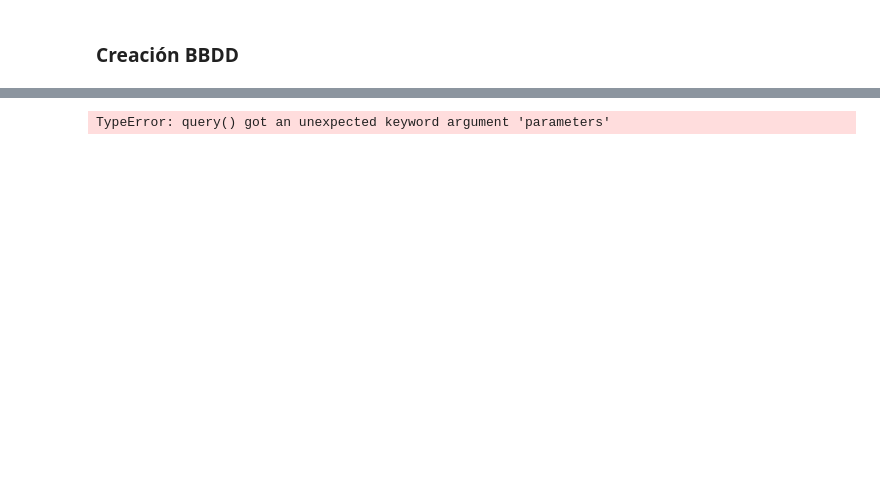
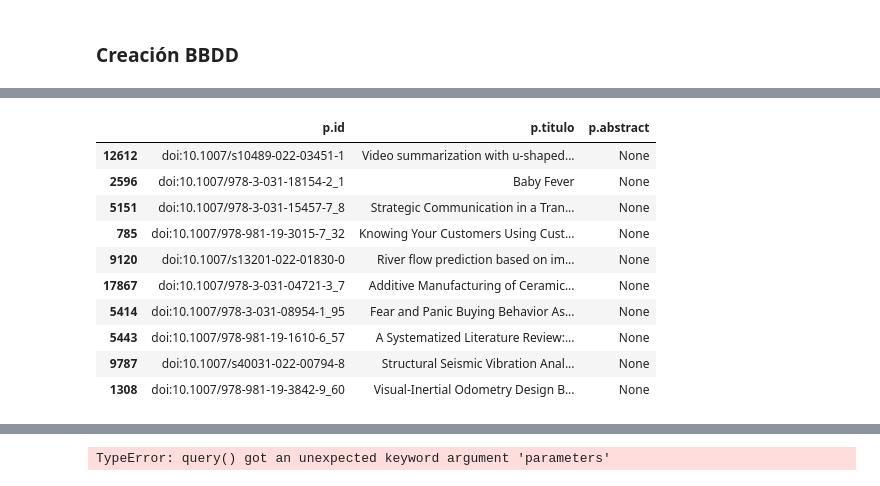
Before and after one commit to GuilleGR99/UEM-Analytics-G22-3, a Jupyter notebook: BBDD-Grafos/BBDD-grafos.ipynb, the cells around one changed output, grey strips where cells are left out. Cells and saved outputs as stored; diff of their text form; code cells hidden in the pictures; blank space fills up the shorter version.

```diff
--- a/BBDD-Grafos/BBDD-grafos.ipynb
+++ b/BBDD-Grafos/BBDD-grafos.ipynb
@@ -136,0 +124,21 @@ df.head()
+# %%
+from pandas import DataFrame
+
+query = '''
+MATCH (p:Paper)
+RETURN DISTINCT p.id, p.titulo, p.abstract
+'''
+dtf_data = DataFrame([dict(_) for _ in conn.query(query, db='neo4j2')])
+dtf_data.sample(10)
+# %% [output]
+|  | p.id | p.titulo | p.abstract |
+| 12612 | doi:10.1007/s10489-022-03451-1 | Video summarization with u-shaped... | None |
+| 2596 | doi:10.1007/978-3-031-18154-2_1 | Baby Fever | None |
+| 5151 | doi:10.1007/978-3-031-15457-7_8 | Strategic Communication in a Tran... | None |
+| 785 | doi:10.1007/978-981-19-3015-7_32 | Knowing Your Customers Using Cust... | None |
+| 9120 | doi:10.1007/s13201-022-01830-0 | River flow prediction based on im... | None |
+| 17867 | doi:10.1007/978-3-031-04721-3_7 | Additive Manufacturing of Ceramic... | None |
+| 5414 | doi:10.1007/978-3-031-08954-1_95 | Fear and Panic Buying Behavior As... | None |
+| 5443 | doi:10.1007/978-981-19-1610-6_57 | A Systematized Literature Review:... | None |
+| 9787 | doi:10.1007/s40031-022-00794-8 | Structural Seismic Vibration Anal... | None |
+| 1308 | doi:10.1007/978-981-19-3842-9_60 | Visual-Inertial Odometry Design B... | None |
```
Also changed, not shown: parts of 25 cells of this notebook.
